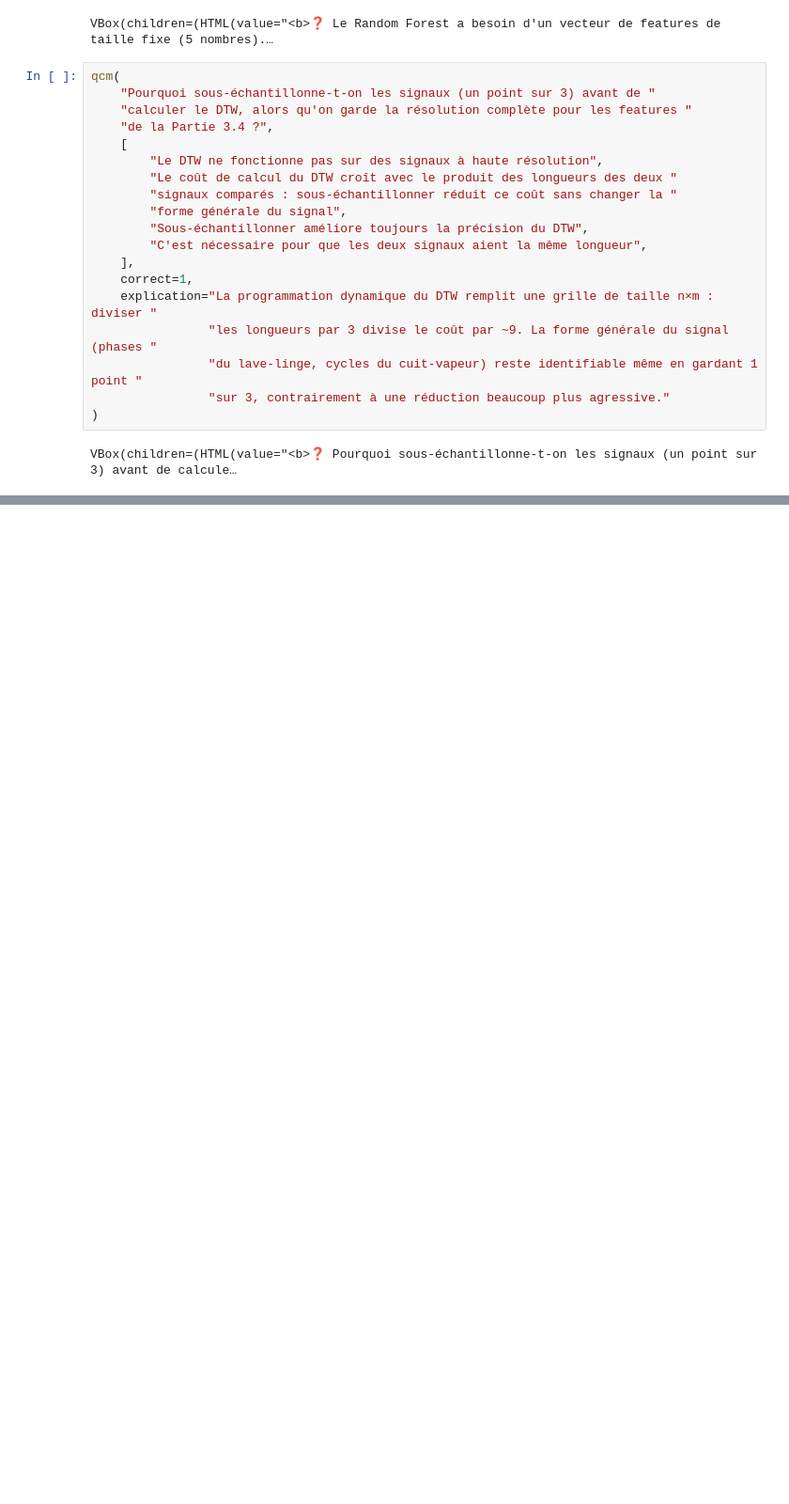
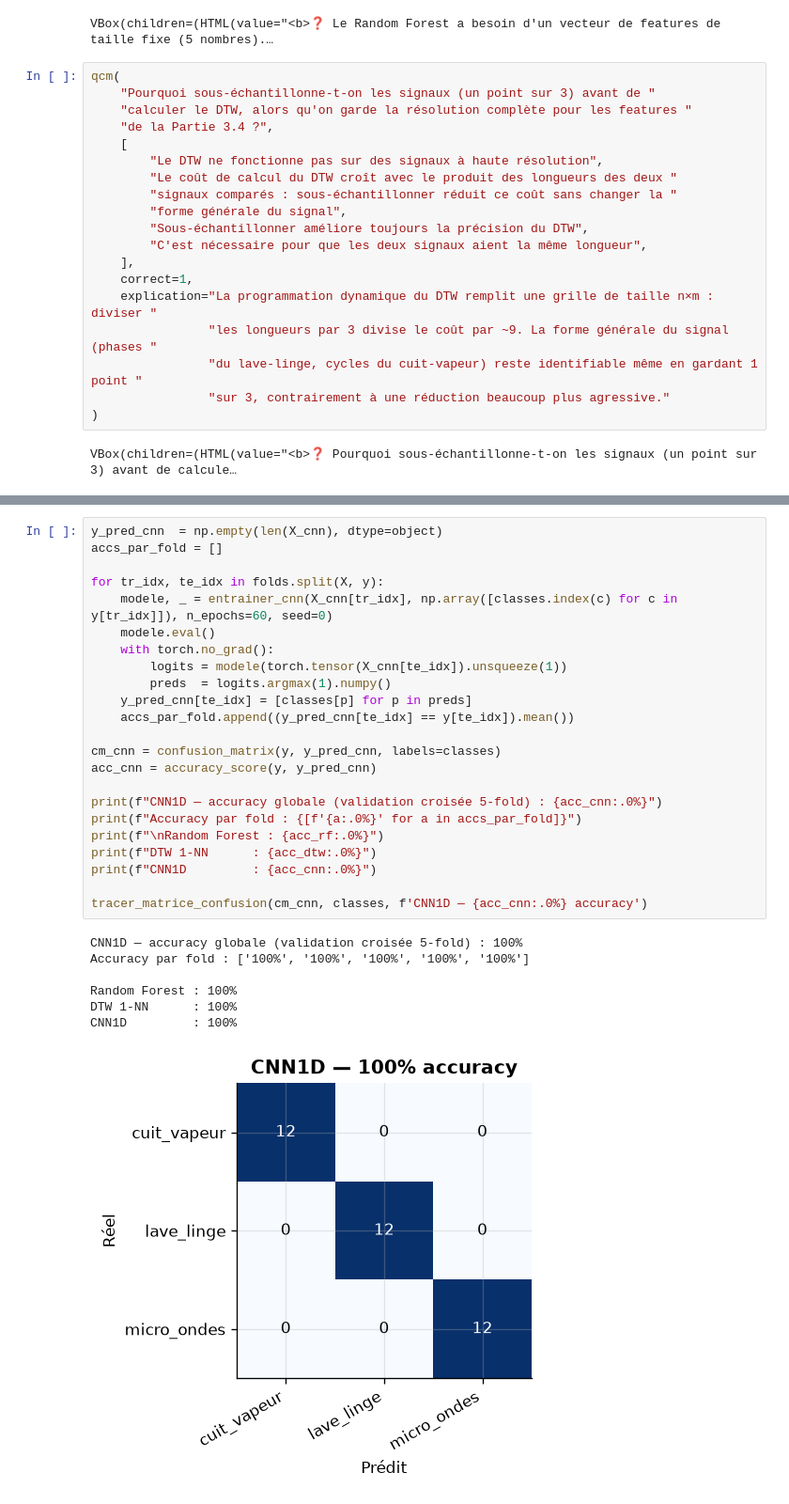
Before and after one commit to ltn22/python_ds, a Jupyter notebook: partie3_maison.ipynb, the cells around one changed output, grey strips where cells are left out. Shown at 94% size. Saved outputs shown, nothing was run; the diff lists cells and outputs as text; blank space fills up the shorter version.

```diff
--- a/partie3_maison.ipynb
+++ b/partie3_maison.ipynb
@@ -762,0 +870,31 @@ VBox(children=(HTML(value="<b>❓ Pourquoi sous-échantillonne-t-on les signaux
+# %%
+y_pred_cnn  = np.empty(len(X_cnn), dtype=object)
+accs_par_fold = []
+
+for tr_idx, te_idx in folds.split(X, y):
+    modele, _ = entrainer_cnn(X_cnn[tr_idx], np.array([classes.index(c) for c in y[tr_idx]]), n_epochs=60, seed=0)
+    modele.eval()
+    with torch.no_grad():
+        logits = modele(torch.tensor(X_cnn[te_idx]).unsqueeze(1))
+        preds  = logits.argmax(1).numpy()
+    y_pred_cnn[te_idx] = [classes[p] for p in preds]
+    accs_par_fold.append((y_pred_cnn[te_idx] == y[te_idx]).mean())
+
+cm_cnn = confusion_matrix(y, y_pred_cnn, labels=classes)
+acc_cnn = accuracy_score(y, y_pred_cnn)
+
+print(f"CNN1D — accuracy globale (validation croisée 5-fold) : {acc_cnn:.0%}")
+print(f"Accuracy par fold : {[f'{a:.0%}' for a in accs_par_fold]}")
+print(f"\nRandom Forest : {acc_rf:.0%}")
+print(f"DTW 1-NN      : {acc_dtw:.0%}")
+print(f"CNN1D         : {acc_cnn:.0%}")
+
+tracer_matrice_confusion(cm_cnn, classes, f'CNN1D — {acc_cnn:.0%} accuracy')
+# %% [output]
+CNN1D — accuracy globale (validation croisée 5-fold) : 100%
+Accuracy par fold : ['100%', '100%', '100%', '100%', '100%']
+
+Random Forest : 100%
+DTW 1-NN      : 100%
+CNN1D         : 100%
+[figure, added]
```
Also changed, not shown: parts of 13 cells of this notebook, 6 other files.
